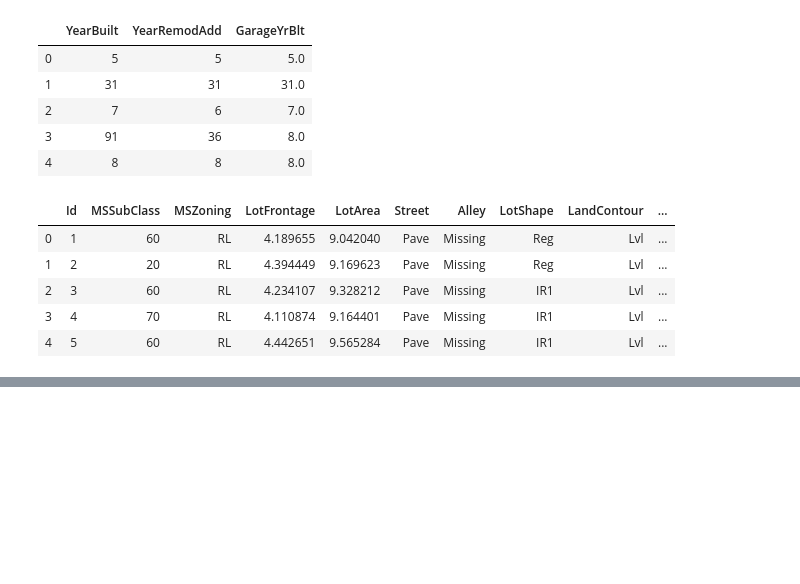
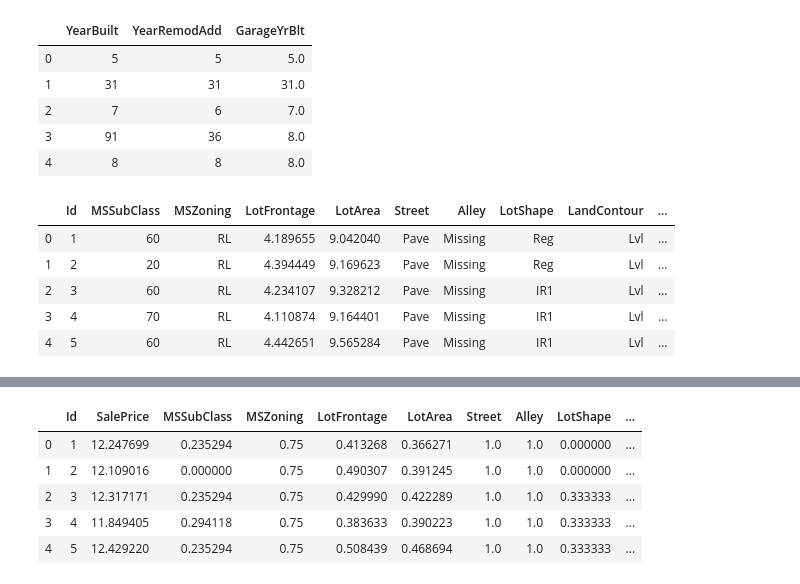
Before and after one commit to rajkhona/Housepriceprediction, a Jupyter notebook: house_price_prediction.ipynb, the cells around one changed output, grey strips where cells are left out. Cells and saved outputs as stored; diff of their text form; code cells hidden in the pictures; blank space fills up the shorter version.

```diff
--- a/house_price_prediction.ipynb
+++ b/house_price_prediction.ipynb
@@ -466,0 +473,6 @@ bestIteration = 49
+# %%
+feature_scale = [feature for feature in training_data.columns if feature not in ['Id', 'SalePrice']]
+from sklearn.preprocessing import MinMaxScaler
+
+scaler = MinMaxScaler()
+scaler.fit(training_data[feature_scale])
@@ -466,0 +488,14 @@ bestIteration = 49
+# %%
+# transform the train and test set, and add on the Id and SalePrice variables
+scaled_data = pd.concat([training_data[['Id', 'SalePrice']].reset_index(drop=True),
+                    pd.DataFrame(scaler.transform(training_data[feature_scale]), columns=feature_scale)],
+                    axis=1)
+# %%
+scaled_data.head()
+# %% [output]
+|  | Id | SalePrice | MSSubClass | MSZoning | LotFrontage | LotArea | Street | Alley | LotShape | ... |
+| 0 | 1 | 12.247699 | 0.235294 | 0.75 | 0.413268 | 0.366271 | 1.0 | 1.0 | 0.000000 | ... |
+| 1 | 2 | 12.109016 | 0.000000 | 0.75 | 0.490307 | 0.391245 | 1.0 | 1.0 | 0.000000 | ... |
+| 2 | 3 | 12.317171 | 0.235294 | 0.75 | 0.429990 | 0.422289 | 1.0 | 1.0 | 0.333333 | ... |
+| 3 | 4 | 11.849405 | 0.294118 | 0.75 | 0.383633 | 0.390223 | 1.0 | 1.0 | 0.333333 | ... |
+| 4 | 5 | 12.429220 | 0.235294 | 0.75 | 0.508439 | 0.468694 | 1.0 | 1.0 | 0.333333 | ... |
```
Also changed, not shown: parts of 8 cells of this notebook.
